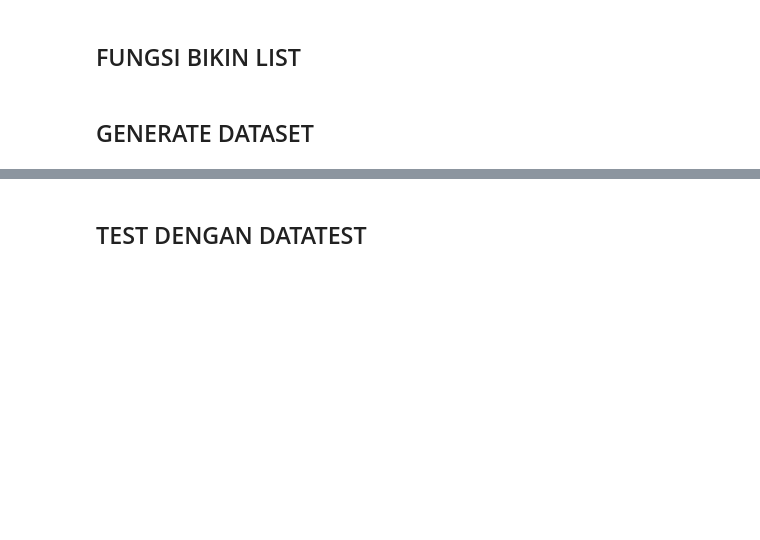
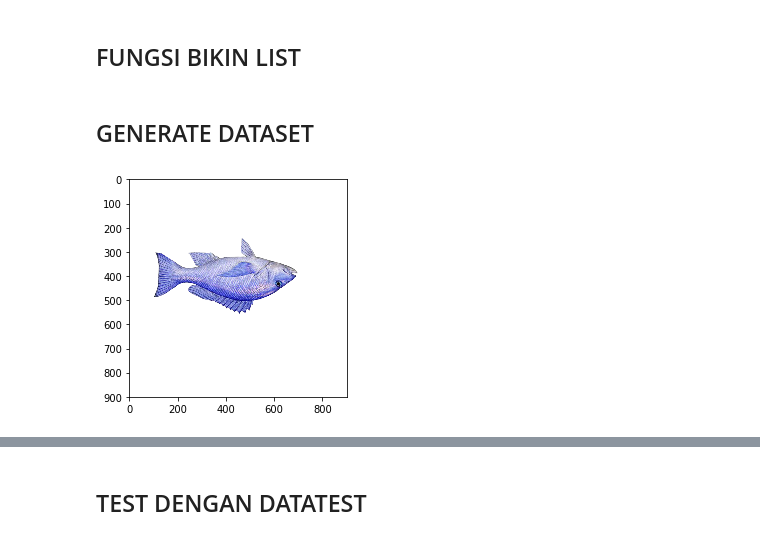
Before and after one commit to irzaip/yolov3, a Jupyter notebook: DataAugmentasi.ipynb, the cells around one changed output, grey strips where cells are left out. Cells and saved outputs as stored; diff of their text form; code cells hidden in the pictures; blank space fills up the shorter version.

```diff
--- a/DataAugmentasi.ipynb
+++ b/DataAugmentasi.ipynb
@@ -276,9 +340,13 @@ def buildlist(dir='./dataval'):
 !rm ./datatrain/*
 !rm ./dataval/*
 # %%
-create(kkp,dtd,start=0, size=1,dir='./datatrain/', prefix='ikan-')
-#create(tng,dtd,start=10000, size=10000,dir='./datatrain/', prefix='ikan-')
+#create(kkp,dtd,start=0, size=1,dir='./datatrain/', prefix='ikan-', img_class="0")
+#create(tng,dtd,start=10000, size=10000,dir='./datatrain/', prefix='ikan-', img_class="0")
+grcreate('.//data_ori/ps/kakap1.png',dir='./datatrain/',prefix='kkp1-')
+grcreate('.//data_ori/ps/kakap1.png',dir='./datatrain/',prefix='kkp1f-', flip=True)
 buildlist('./datatrain')
+# %% [output]
+[figure, added]
 # %%
 check('./datatrain/ikan-000000')
 # %%
```
Also changed, not shown: parts of 11 cells of this notebook.
